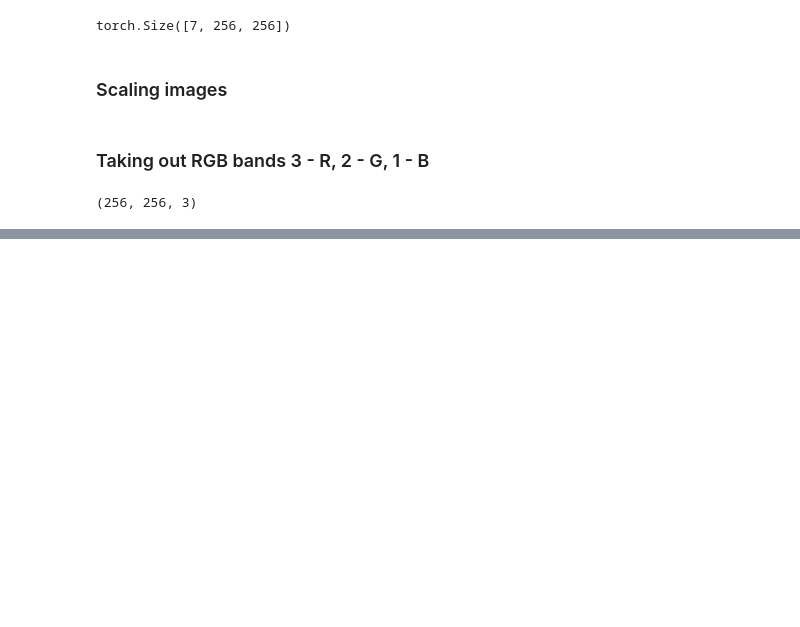
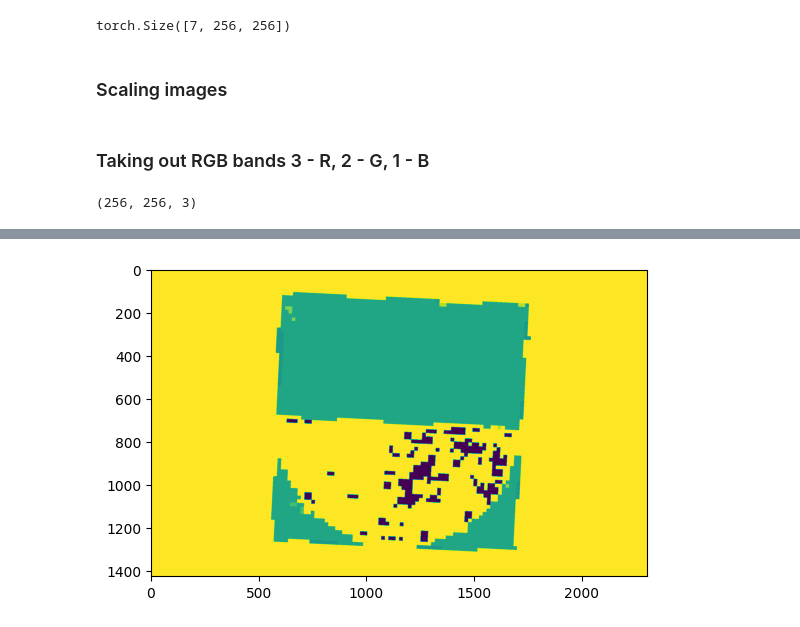
Before and after one commit to SulemanHamdani/Remote-Sensing, a Jupyter notebook: preprocessing.ipynb, the cells around one changed output, grey strips where cells are left out. Saved outputs shown, nothing was run; the diff lists cells and outputs as text; code cells hidden in the pictures; blank space fills up the shorter version.

```diff
--- a/preprocessing.ipynb
+++ b/preprocessing.ipynb
@@ -110,0 +136,8 @@ plt.imshow(rgb)
+# %%
+import rasterio
+from matplotlib import pyplot
+src = rasterio.open("..\Data\Remote Sensing\itqan.tif")
+pyplot.imshow(src.read(1))
+pyplot.show()
+# %% [output]
+[figure, added]
```
Also changed, not shown: parts of 10 cells of this notebook, 1 other file.
